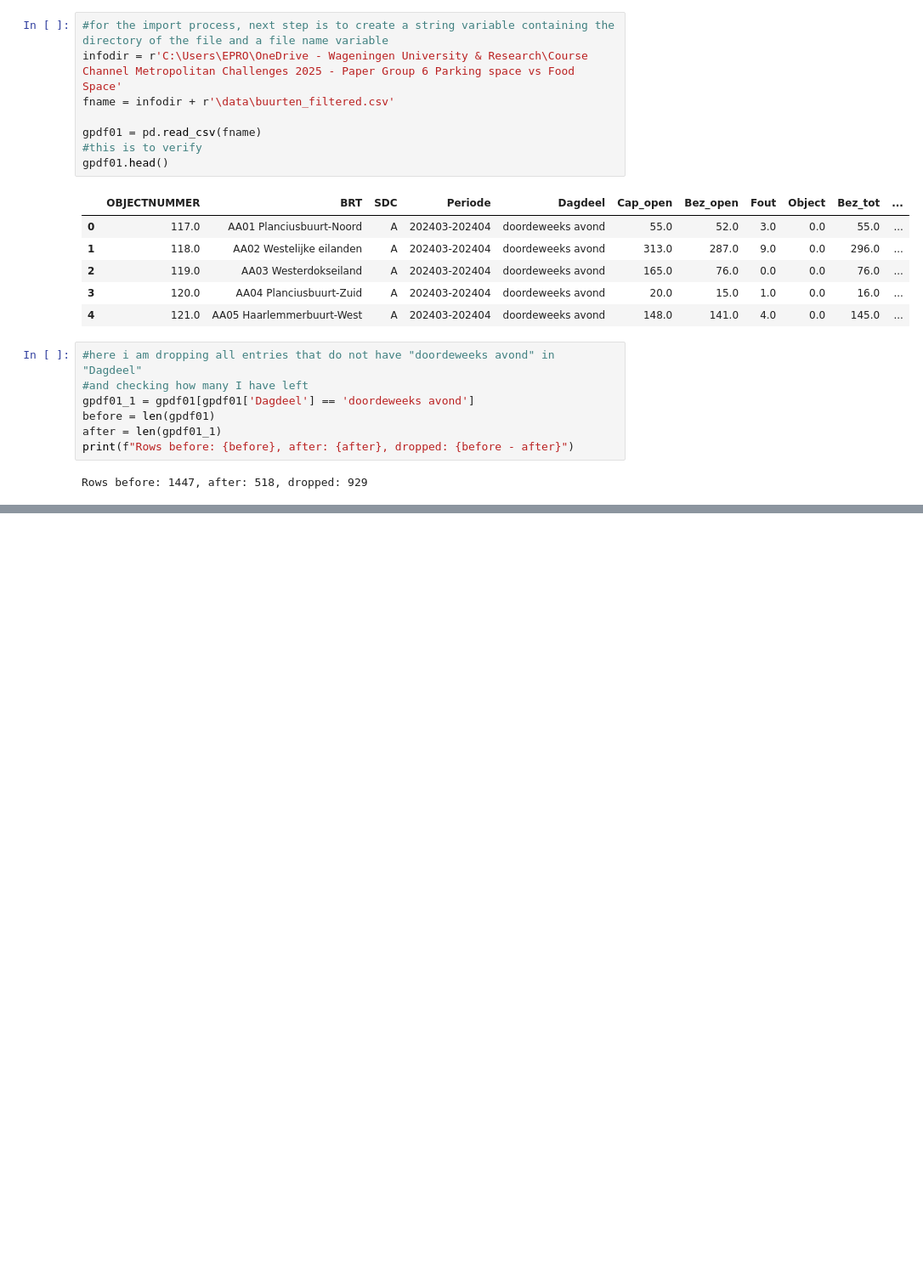
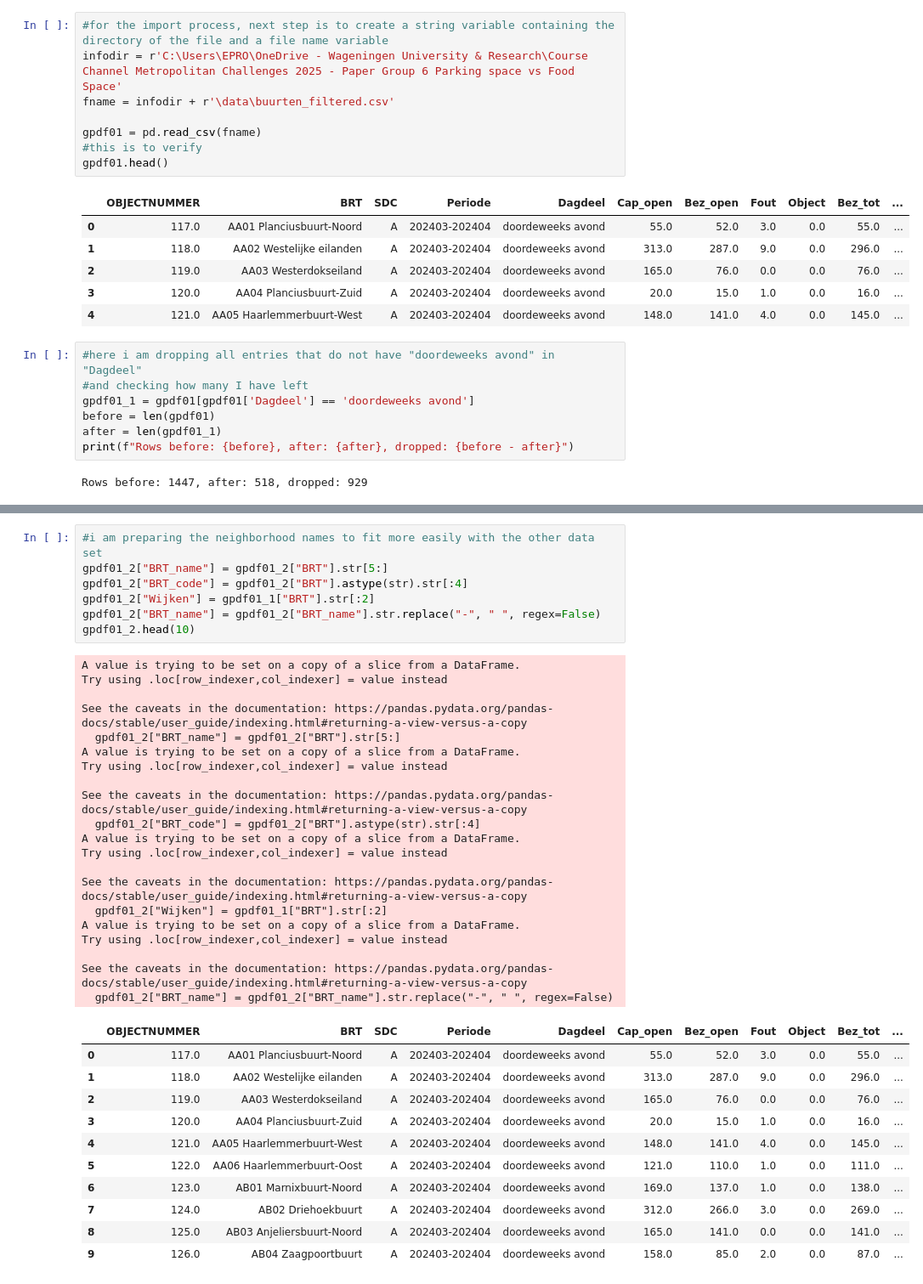
Before and after one commit to bram-villanueva/paper_project, a Jupyter notebook: park_prs_and_green.ipynb, the cells around one changed output, grey strips where cells are left out. Shown at 85% size. Drawn from its saved outputs; the diff is of its cells as text; blank space fills up the shorter version.

```diff
--- a/park_prs_and_green.ipynb
+++ b/park_prs_and_green.ipynb
@@ -59,0 +129,39 @@ gpdf01_2.head(10)
+# %%
+#i am preparing the neighborhood names to fit more easily with the other data set
+gpdf01_2["BRT_name"] = gpdf01_2["BRT"].str[5:]
+gpdf01_2["BRT_code"] = gpdf01_2["BRT"].astype(str).str[:4]
+gpdf01_2["Wijken"] = gpdf01_1["BRT"].str[:2]
+gpdf01_2["BRT_name"] = gpdf01_2["BRT_name"].str.replace("-", " ", regex=False)
+gpdf01_2.head(10)
+# %% [output]
+A value is trying to be set on a copy of a slice from a DataFrame.
+Try using .loc[row_indexer,col_indexer] = value instead
+
+See the caveats in the documentation: https://pandas.pydata.org/pandas-docs/stable/user_guide/indexing.html#returning-a-view-versus-a-copy
+  gpdf01_2["BRT_name"] = gpdf01_2["BRT"].str[5:]
+A value is trying to be set on a copy of a slice from a DataFrame.
+Try using .loc[row_indexer,col_indexer] = value instead
+
+See the caveats in the documentation: https://pandas.pydata.org/pandas-docs/stable/user_guide/indexing.html#returning-a-view-versus-a-copy
+  gpdf01_2["BRT_code"] = gpdf01_2["BRT"].astype(str).str[:4]
+A value is trying to be set on a copy of a slice from a DataFrame.
+Try using .loc[row_indexer,col_indexer] = value instead
+
+See the caveats in the documentation: https://pandas.pydata.org/pandas-docs/stable/user_guide/indexing.html#returning-a-view-versus-a-copy
+  gpdf01_2["Wijken"] = gpdf01_1["BRT"].str[:2]
+A value is trying to be set on a copy of a slice from a DataFrame.
+Try using .loc[row_indexer,col_indexer] = value instead
+
+See the caveats in the documentation: https://pandas.pydata.org/pandas-docs/stable/user_guide/indexing.html#returning-a-view-versus-a-copy
+  gpdf01_2["BRT_name"] = gpdf01_2["BRT_name"].str.replace("-", " ", regex=False)
+|  | OBJECTNUMMER | BRT | SDC | Periode | Dagdeel | Cap_open | Bez_open | Fout | Object | Bez_tot | ... |
+| 0 | 117.0 | AA01 Planciusbuurt-Noord | A | 202403-202404 | doordeweeks avond | 55.0 | 52.0 | 3.0 | 0.0 | 55.0 | ... |
+| 1 | 118.0 | AA02 Westelijke eilanden | A | 202403-202404 | doordeweeks avond | 313.0 | 287.0 | 9.0 | 0.0 | 296.0 | ... |
+| 2 | 119.0 | AA03 Westerdokseiland | A | 202403-202404 | doordeweeks avond | 165.0 | 76.0 | 0.0 | 0.0 | 76.0 | ... |
+| 3 | 120.0 | AA04 Planciusbuurt-Zuid | A | 202403-202404 | doordeweeks avond | 20.0 | 15.0 | 1.0 | 0.0 | 16.0 | ... |
+| 4 | 121.0 | AA05 Haarlemmerbuurt-West | A | 202403-202404 | doordeweeks avond | 148.0 | 141.0 | 4.0 | 0.0 | 145.0 | ... |
+| 5 | 122.0 | AA06 Haarlemmerbuurt-Oost | A | 202403-202404 | doordeweeks avond | 121.0 | 110.0 | 1.0 | 0.0 | 111.0 | ... |
+| 6 | 123.0 | AB01 Marnixbuurt-Noord | A | 202403-202404 | doordeweeks avond | 169.0 | 137.0 | 1.0 | 0.0 | 138.0 | ... |
+| 7 | 124.0 | AB02 Driehoekbuurt | A | 202403-202404 | doordeweeks avond | 312.0 | 266.0 | 3.0 | 0.0 | 269.0 | ... |
+| 8 | 125.0 | AB03 Anjeliersbuurt-Noord | A | 202403-202404 | doordeweeks avond | 165.0 | 141.0 | 0.0 | 0.0 | 141.0 | ... |
+| 9 | 126.0 | AB04 Zaagpoortbuurt | A | 202403-202404 | doordeweeks avond | 158.0 | 85.0 | 2.0 | 0.0 | 87.0 | ... |
```
Also changed, not shown: parts of 6 cells of this notebook.
